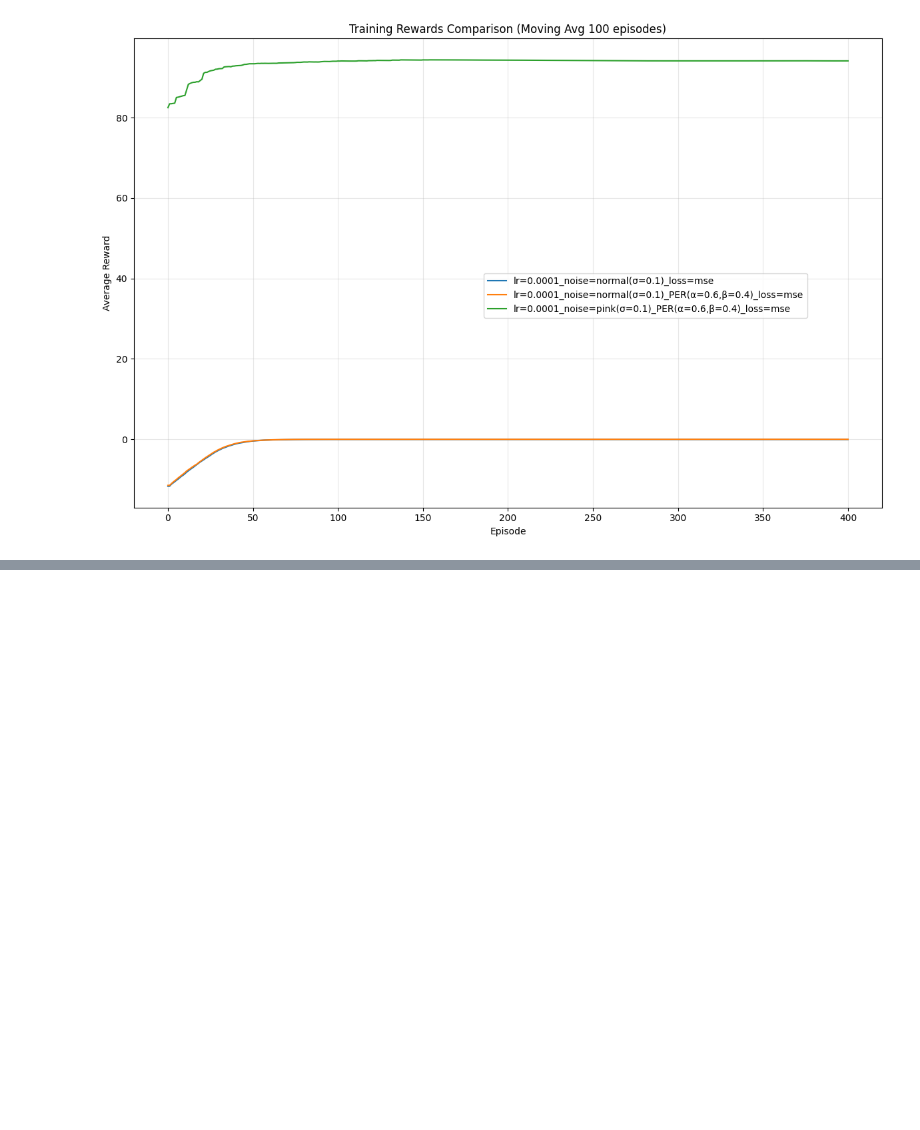
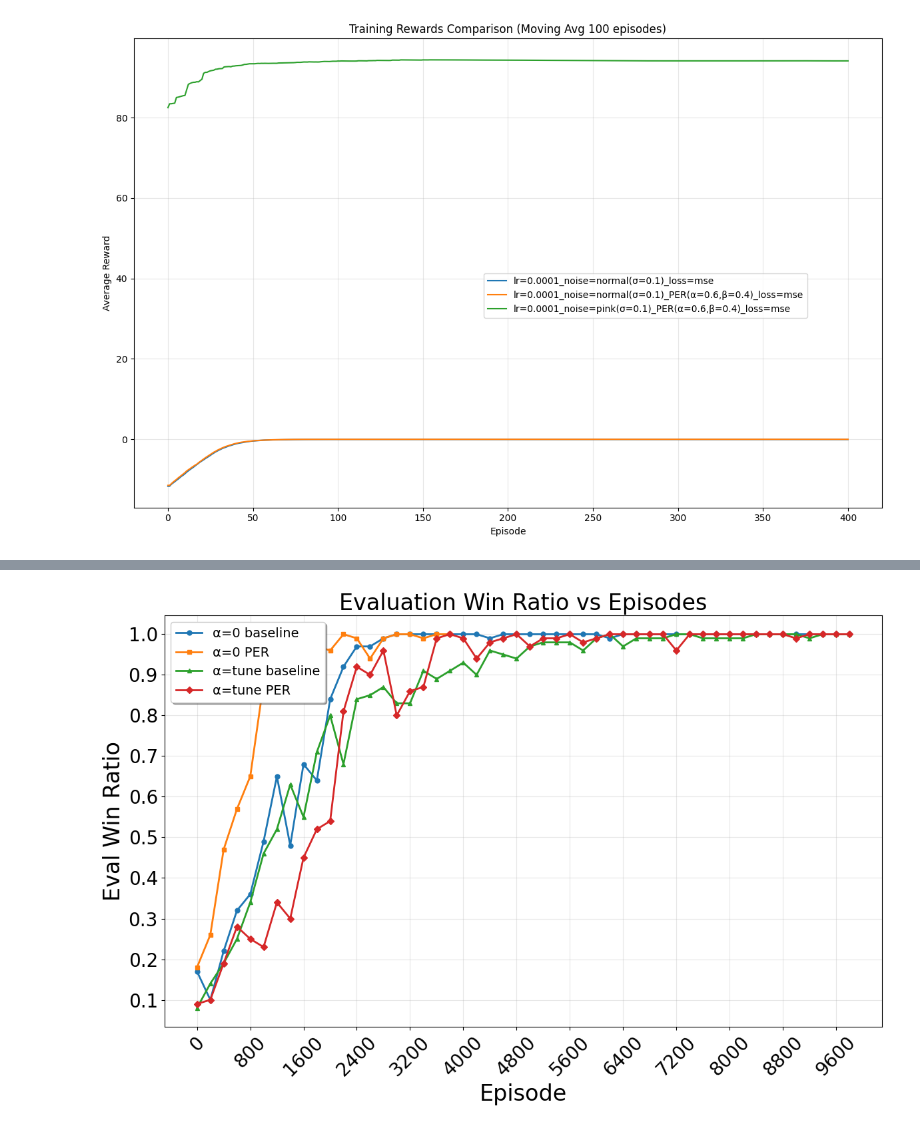
Before and after one commit to KarahanS/RL-Hockey, a Jupyter notebook: SAC/analysis.ipynb, the cells around one changed output, grey strips where cells are left out. Cells and saved outputs as stored; diff of their text form; code cells hidden in the pictures; blank space fills up the shorter version.

```diff
--- a/SAC/analysis.ipynb
+++ b/SAC/analysis.ipynb
@@ -107,0 +165,58 @@ plot_multiple_rewards(result_dirs, window_size=100)
+# %%
+import pickle
+import matplotlib.pyplot as plt
+
+# File paths
+alpha0_perfalse = "pkl/per_vs/alpha0_perfalse/final.pkl"
+alpha0_pertrue = "pkl/per_vs/alpha0_pertrue/final.pkl"
+alphalearn_perfalse = "pkl/per_vs/alphalearn_perfalse/final.pkl"
+alphalearn_pertrue = "pkl/per_vs/alphalearn_pertrue/final.pkl"
+
+
+# Read pickle files
+with open(alpha0_perfalse, 'rb') as f:
+    alpha0_perfalse_stat = pickle.load(f)
+with open(alpha0_pertrue, 'rb') as f:
+    alpha0_pertrue_stat = pickle.load(f)
+with open(alphalearn_perfalse, 'rb') as f:
+    alphalearn_perfalse_stat = pickle.load(f)
+with open(alphalearn_pertrue, 'rb') as f:
+    alphalearn_pertrue_stat = pickle.load(f)
+
+# Create a figure with a white background
+plt.figure(figsize=(12, 8), facecolor='white')
+
+# Plot with markers and thicker lines
+plt.plot(alpha0_perfalse_stat['eval_win_ratios'], marker='o', markersize=5, linewidth=2, label="α=0 baseline")
+plt.plot(alpha0_pertrue_stat['eval_win_ratios'], marker='s', markersize=5, linewidth=2, label="α=0 PER")
+plt.plot(alphalearn_perfalse_stat['eval_win_ratios'], marker='^', markersize=5, linewidth=2, label="α=tune baseline")
+plt.plot(alphalearn_pertrue_stat['eval_win_ratios'], marker='D', markersize=5, linewidth=2, label="α=tune PER")
+
+# Increase title and label font sizes
+plt.title("Evaluation Win Ratio vs Episodes", fontsize=24)
+plt.xlabel("Episode", fontsize=24)
+plt.ylabel("Eval Win Ratio", fontsize=24)
+
+# Create a legend in the top left with a white background and shadow, larger font size
+leg = plt.legend(loc='upper left', fancybox=True, framealpha=1, shadow=True, fontsize=14)
+leg.get_frame().set_facecolor('white')  # set legend background to white
+
+# Set custom y ticks: 0.1, 0.2, ..., 1.0 with larger font size
+plt.yticks([round(i * 0.1, 1) for i in range(1, 11)], fontsize=20)
+
+# Set custom x ticks:
+# Use tick positions from the data indices and multiply them by 200 for the labels.
+max_episode = len(c05['eval_win_ratios'])
+tick_positions = range(0, max_episode, 4)
+tick_labels = [str(x * 200) for x in tick_positions]
+plt.xticks(tick_positions, tick_labels, rotation=45, fontsize=20)
+
+plt.grid(True, alpha=0.3)
+plt.tight_layout()
+
+# Save the plot as a PDF file
+plt.savefig("evaluation_plot.pdf", format='pdf')
+
+plt.show()
+# %% [output]
+[figure, added]
```
Also changed, not shown: parts of 1 cell of this notebook.
